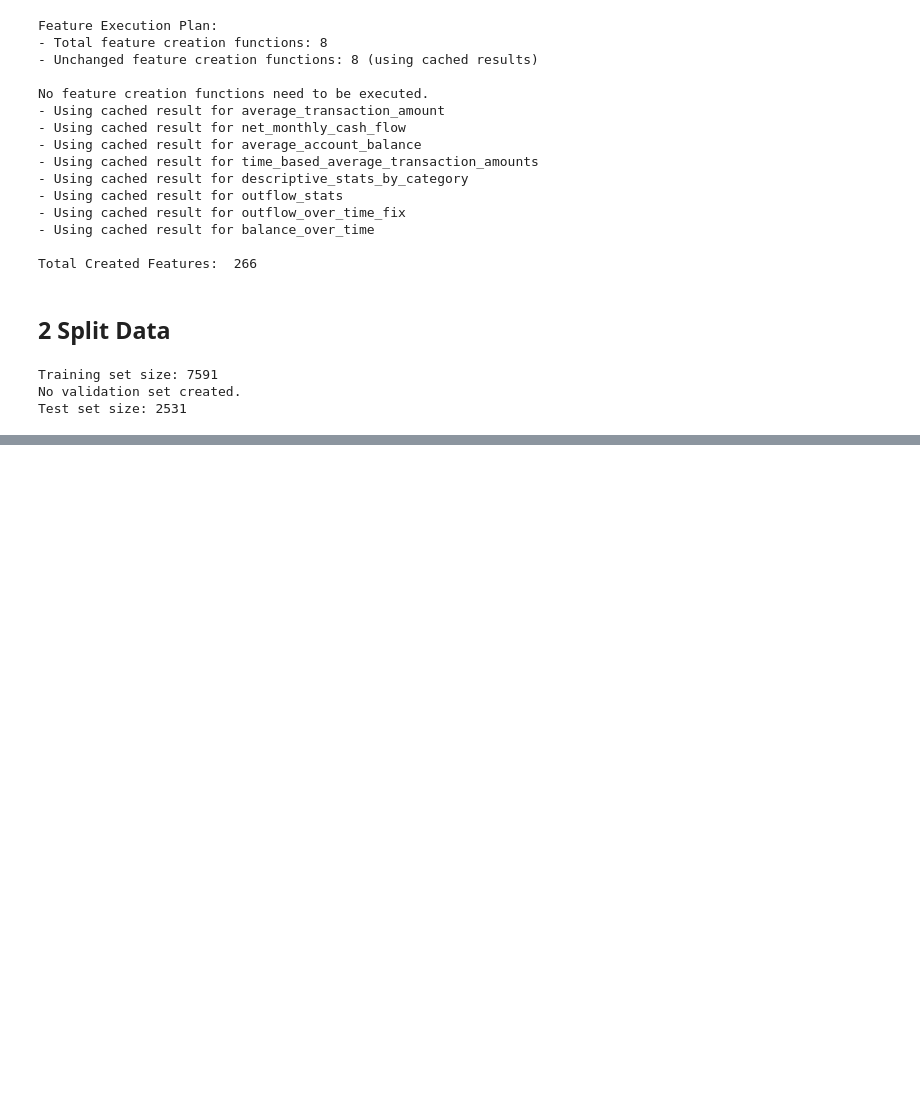
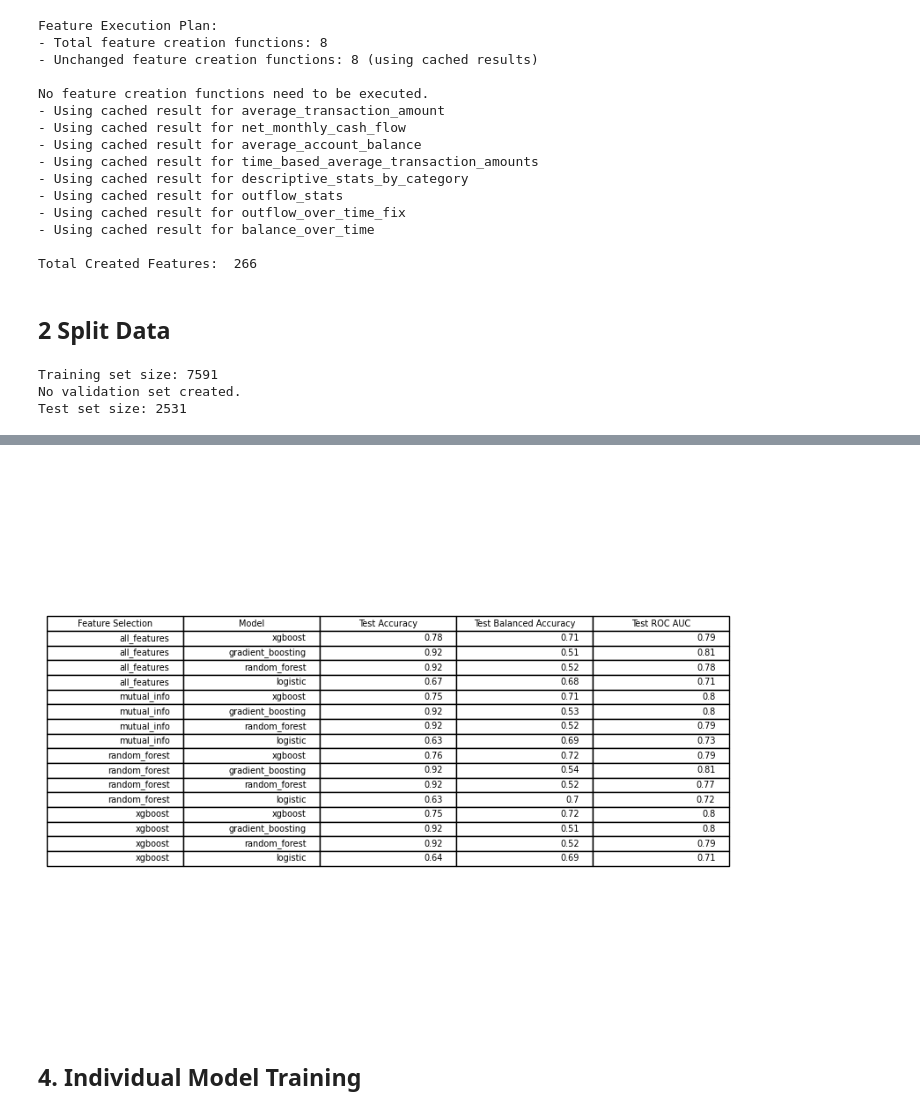
Before and after one commit to mozer123/credit_scoring, a Jupyter notebook: src/main.ipynb, the cells around one changed output, grey strips where cells are left out. Saved outputs shown, nothing was run; the diff lists cells and outputs as text; code cells hidden in the pictures; blank space fills up the shorter version.

Commit message:
performance comparison table of all model and feature selection combinations

```diff
--- a/src/main.ipynb
+++ b/src/main.ipynb
@@ -69,0 +70,2 @@ Test set size: 2531
+# %%
+summary_table = evaluate_feature_model_combinations(train_df, test_df, all_feature_columns)
@@ -70,3 +109,18 @@ Test set size: 2531
+# %%
+# Set up the matplotlib figure and axis
+fig, ax = plt.subplots(figsize=(len(summary_table.columns) * 2, len(summary_table) * 0.5))
+ax.axis('tight')
+ax.axis('off')
+
+# Create the table plot from the DataFrame
+table = ax.table(cellText=summary_table.values, colLabels=summary_table.columns, loc='center')
+
+# Save the figure as an image file
+plt.show()
+# %% [output]
+[figure, added]
+# %% [markdown]
+## 4. Individual Model Training
 # %%
 # Initialize the feature selector with your training DataFrame, feature columns, and any forced features.
 fs = FeatureSelector(train_df, all_feature_columns)
```
Also changed, not shown: parts of 10 cells of this notebook, 1 other file.
